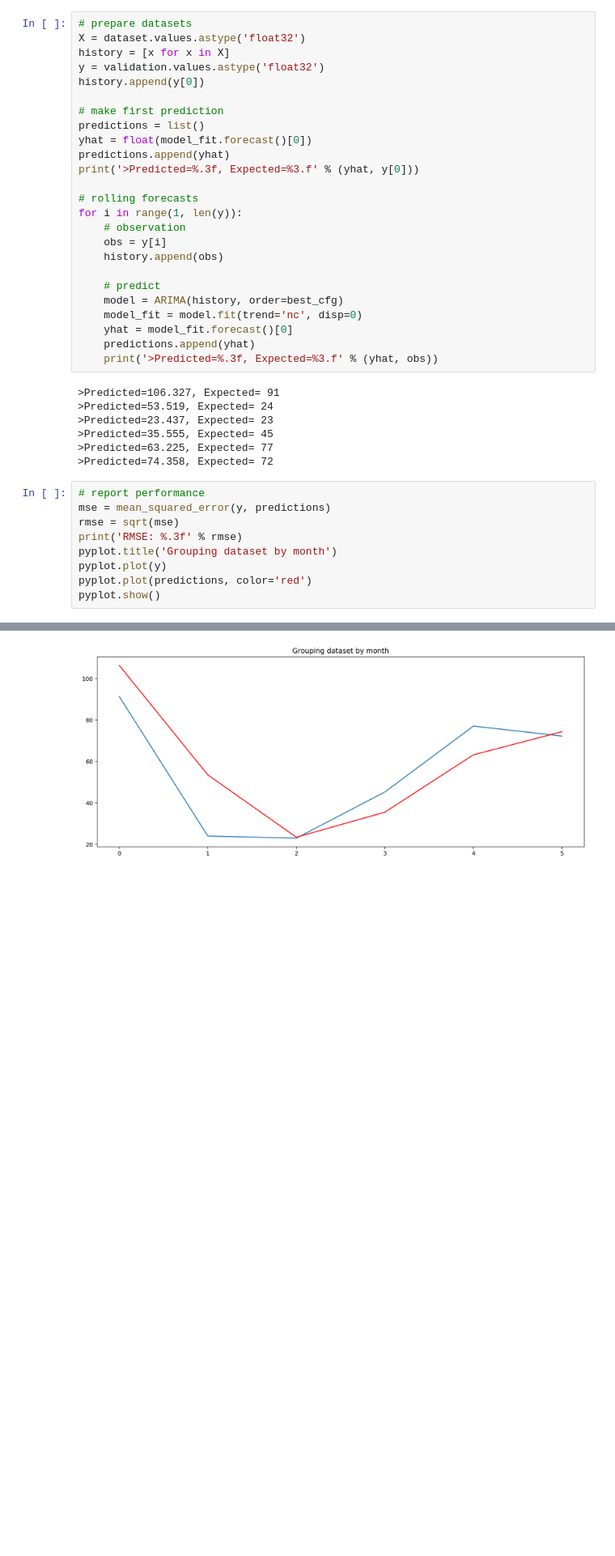
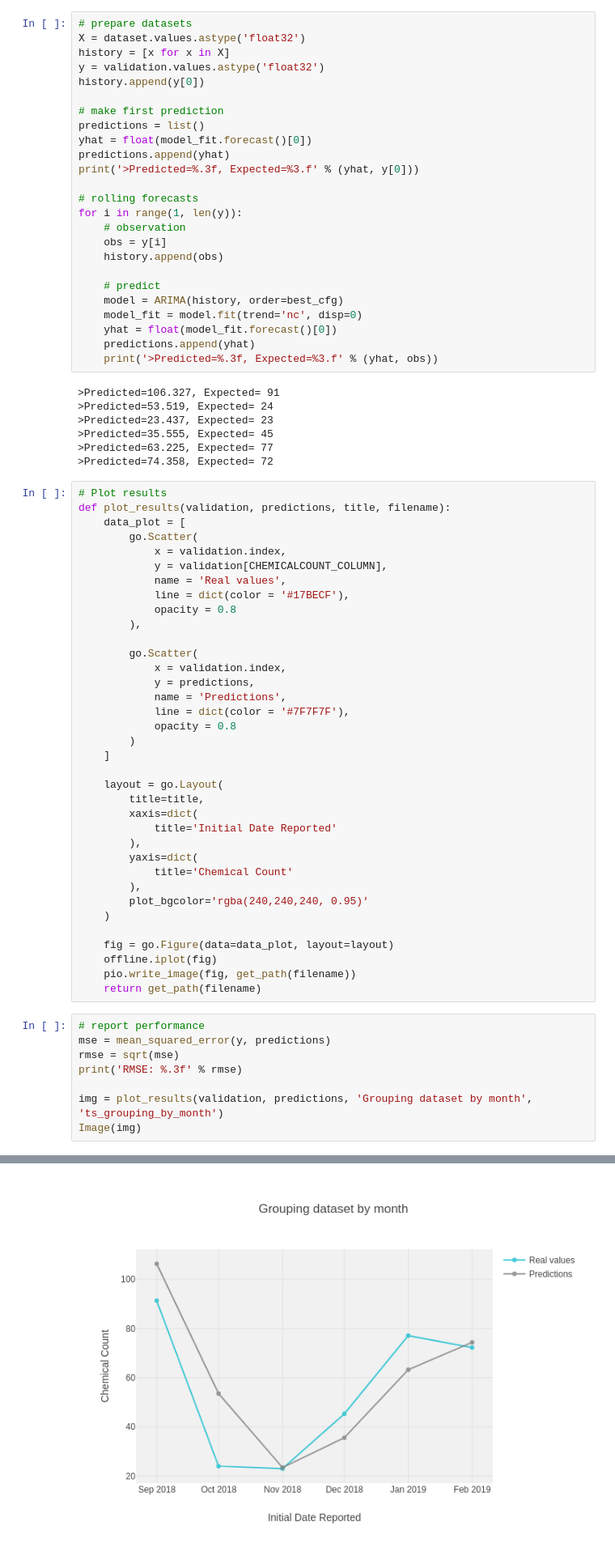
Before and after one commit to jmssalas/master-bigdata-businessanalytics, a Jupyter notebook: 09-masters-thesis/src/forecasting.ipynb, the cells around one changed output, grey strips where cells are left out. Shown at 81% size. Cells and saved outputs as stored; diff of their text form; blank space fills up the shorter version.

Commit message:
Forecasting with new plots

```diff
--- a/09-masters-thesis/src/forecasting.ipynb
+++ b/09-masters-thesis/src/forecasting.ipynb
@@ -405,7 +421,7 @@ for i in range(1, len(y)):
     # predict
     model = ARIMA(history, order=best_cfg)
     model_fit = model.fit(trend='nc', disp=0)
-    yhat = model_fit.forecast()[0]
+    yhat = float(model_fit.forecast()[0])
     predictions.append(yhat)
     print('>Predicted=%.3f, Expected=%3.f' % (yhat, obs))
 # %% [output]
@@ -415,14 +431,49 @@ for i in range(1, len(y)):
 >Predicted=35.555, Expected= 45
 >Predicted=63.225, Expected= 77
 >Predicted=74.358, Expected= 72
+# %%
+# Plot results
+def plot_results(validation, predictions, title, filename):
+    data_plot = [
+        go.Scatter(
+            x = validation.index,
+            y = validation[CHEMICALCOUNT_COLUMN],
+            name = 'Real values',
+            line = dict(color = '#17BECF'),
+            opacity = 0.8
+        ),
+
+        go.Scatter(
+            x = validation.index,
+            y = predictions,
+            name = 'Predictions',
+            line = dict(color = '#7F7F7F'),
+            opacity = 0.8
+        )
+    ]
+
+    layout = go.Layout(
+        title=title,
+        xaxis=dict(
+            title='Initial Date Reported'
+        ),
+        yaxis=dict(
+            title='Chemical Count'
+        ),
+        plot_bgcolor='rgba(240,240,240, 0.95)'
+    )
+
+    fig = go.Figure(data=data_plot, layout=layout)
+    offline.iplot(fig)
+    pio.write_image(fig, get_path(filename))
+    return get_path(filename)
 # %%
 # report performance
 mse = mean_squared_error(y, predictions)
 rmse = sqrt(mse)
 print('RMSE: %.3f' % rmse)
-pyplot.title('Grouping dataset by month')
-pyplot.plot(y)
-pyplot.plot(predictions, color='red')
-pyplot.show()
+
+img = plot_results(validation, predictions, 'Grouping dataset by month', 'ts_grouping_by_month')
+Image(img)
 # %% [output]
 RMSE: 15.212
@@ -429,4 +481,4 @@ RMSE: 15.212
-[figure, old version]
+[figure, new version]
 # %% [markdown]
 As we can see, the model has a small RMSE and we can say that the model is correct. Also, we have only fitted the model using the aggregated data by month and this dataset is small. Now, let's fit the model grouping by:
 
```
Also changed, not shown: parts of 12 cells of this notebook, 9 other files.
